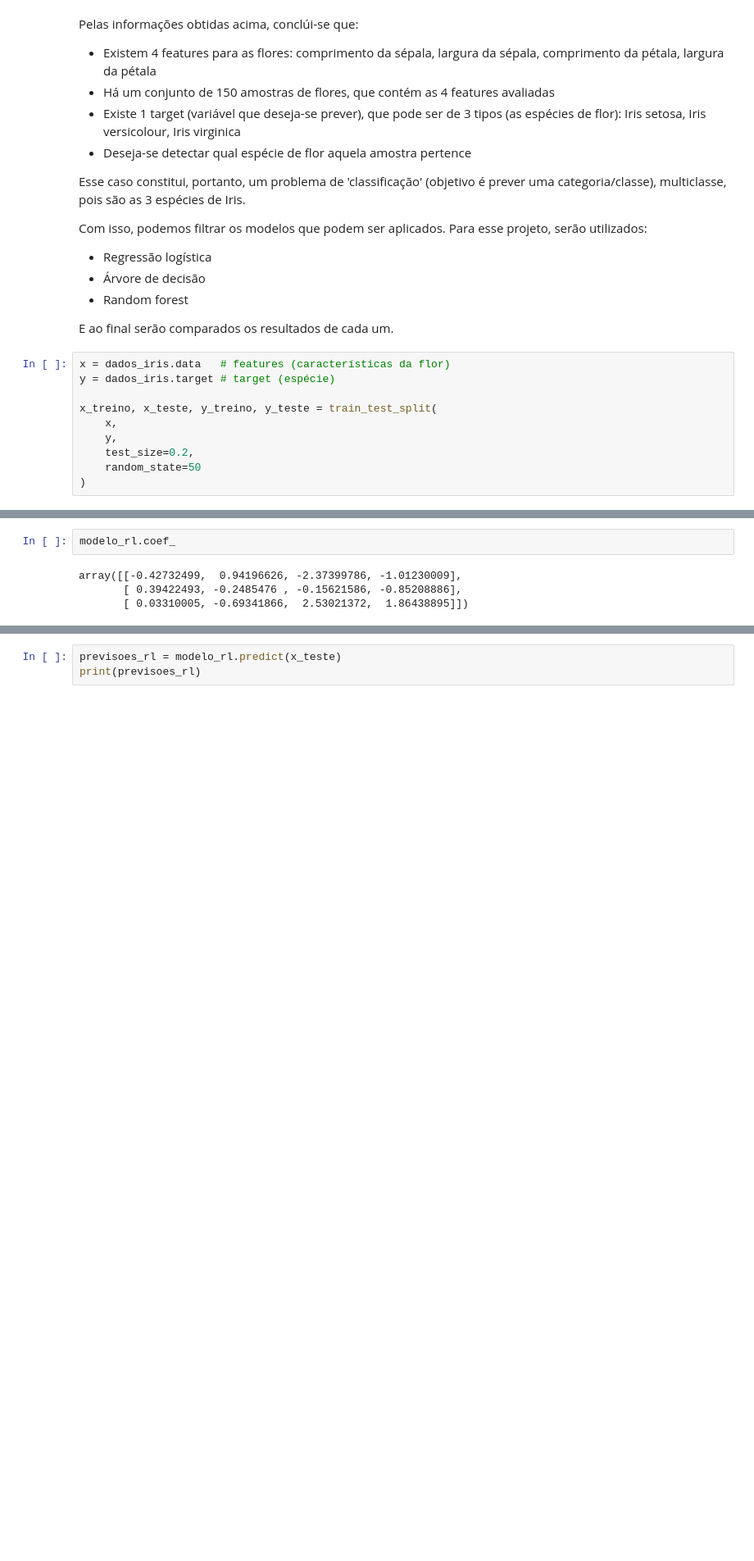
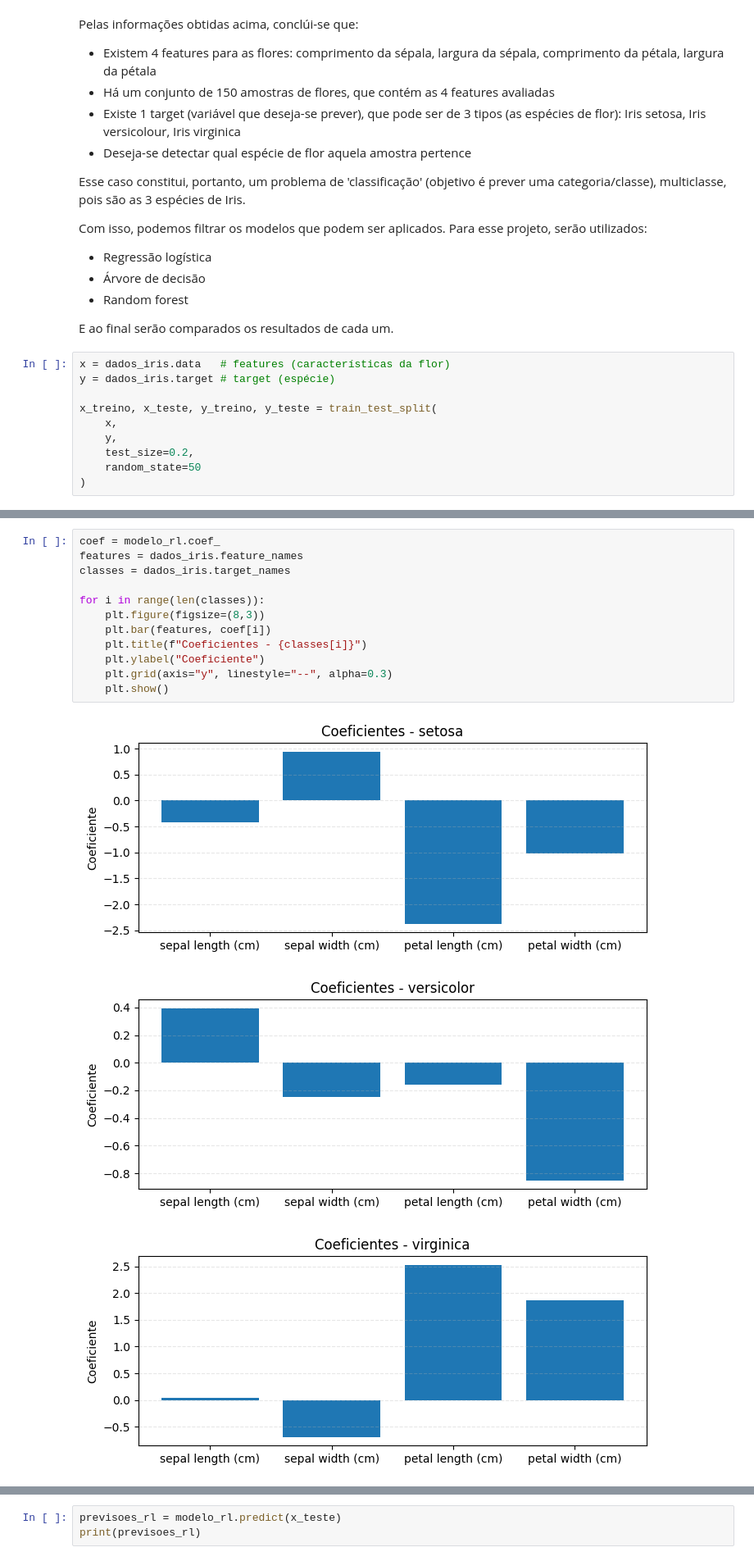
Before and after one commit to ateteu/classificacao-iris-ml, a Jupyter notebook: iris-ml.ipynb, the cells around one changed output, grey strips where cells are left out. Shown at 82% size. Drawn from its saved outputs; the diff is of its cells as text; blank space fills up the shorter version.

```diff
--- a/iris-ml.ipynb
+++ b/iris-ml.ipynb
@@ -113,7 +140,17 @@ LogisticRegression()
-# %%
-modelo_rl.coef_
-# %% [output]
-array([[-0.42732499,  0.94196626, -2.37399786, -1.01230009],
-       [ 0.39422493, -0.2485476 , -0.15621586, -0.85208886],
-       [ 0.03310005, -0.69341866,  2.53021372,  1.86438895]])
+# %%
+coef = modelo_rl.coef_
+features = dados_iris.feature_names
+classes = dados_iris.target_names
+
+for i in range(len(classes)):
+    plt.figure(figsize=(8,3))
+    plt.bar(features, coef[i])
+    plt.title(f"Coeficientes - {classes[i]}")
+    plt.ylabel("Coeficiente")
+    plt.grid(axis="y", linestyle="--", alpha=0.3)
+    plt.show()
+# %% [output]
+[figure, added]
+[figure, added]
+[figure, added]
 # %% [markdown]
```
Also changed, not shown: parts of 35 cells of this notebook, 1 other file.
